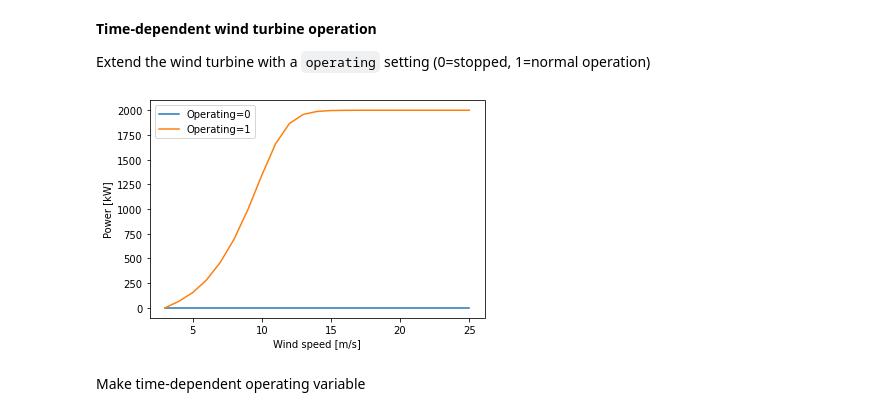
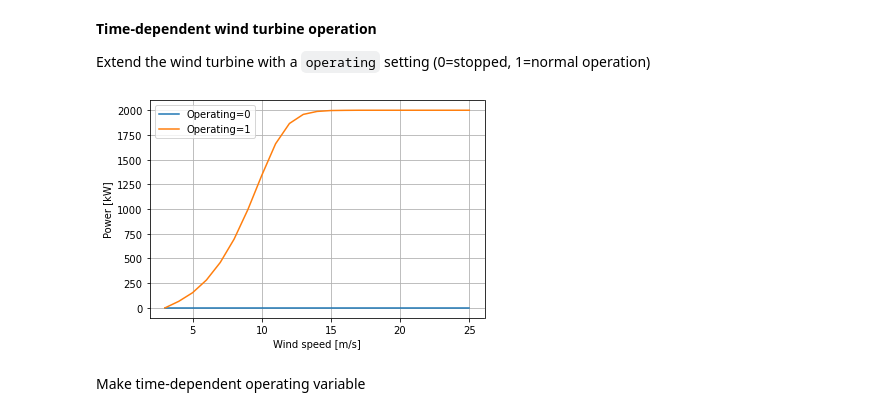
Before and after one commit to geoxiadis/smth, a Jupyter notebook: docs/notebooks/RunWindFarmSimulation.ipynb, the cells around one changed output. Saved outputs shown, nothing was run; the diff lists cells and outputs as text; code cells hidden in the pictures.

```diff
--- a/docs/notebooks/RunWindFarmSimulation.ipynb
+++ b/docs/notebooks/RunWindFarmSimulation.ipynb
@@ -175,22 +176,20 @@ Extend the wind turbine with a `operating` setting (0=stopped, 1=normal operatio
 # %%
 from py_wake.wind_turbines.power_ct_functions import PowerCtFunctionList, PowerCtTabular
 
 # replace powerCtFunction
 windTurbines.powerCtFunction = PowerCtFunctionList(
     key='operating',
     powerCtFunction_lst=[PowerCtTabular(ws=[0, 100], power=[0, 0], power_unit='w', ct=[0, 0]), # 0=No power and ct
                          V80().powerCtFunction], # 1=Normal operation
     default_value=1)
 
 # plot power curves
 u = np.arange(3,26)
 for op in [0,1]:
     plt.plot(u, windTurbines.power(u, operating=op)/1000, label=f'Operating={op}')
-plt.xlabel('Wind speed [m/s]')
-plt.ylabel('Power [kW]')
-_ = plt.legend()
+setup_plot(xlabel='Wind speed [m/s]', ylabel='Power [kW]')
 # %% [output]
-[figure, old version]
+[figure, new version]
 # %% [markdown]
 Make time-dependent operating variable
 # %%
```
Also changed, not shown: parts of 9 cells of this notebook, 8 other files.
